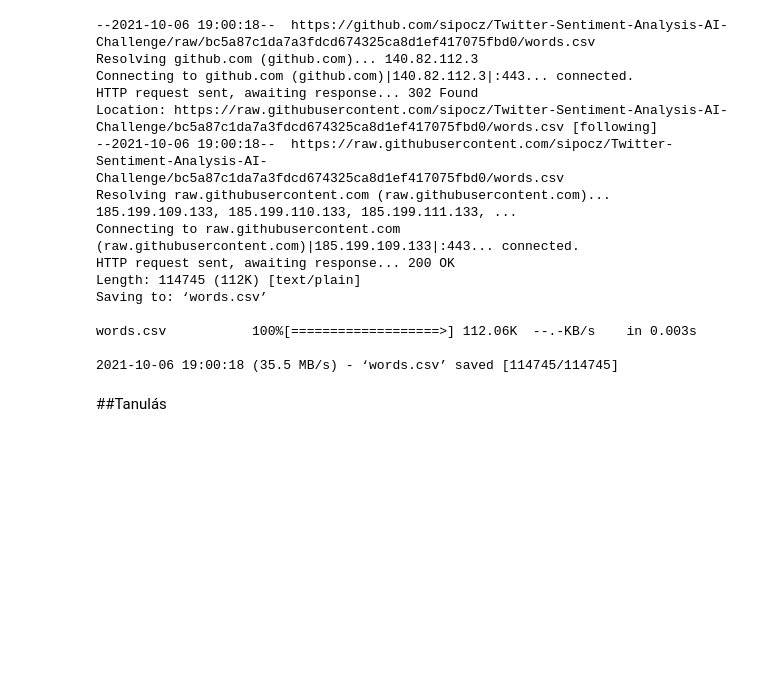
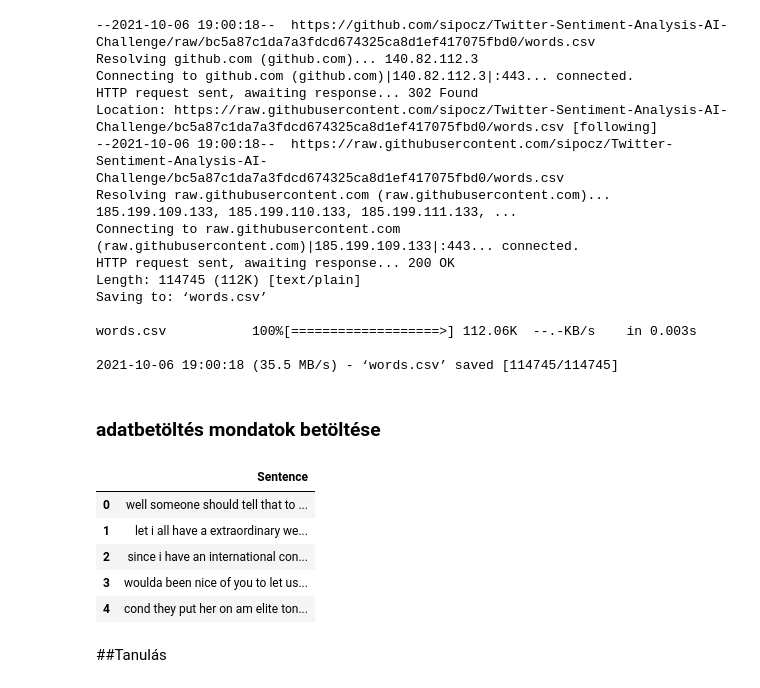
Before and after one commit to sipocz/Twitter-Sentiment-Analysis-AI-Challenge, a Jupyter notebook: Sentiment_Net.ipynb, the cells around one changed output. Saved outputs shown, nothing was run; the diff lists cells and outputs as text; code cells hidden in the pictures; blank space fills up the shorter version.

```diff
--- a/Sentiment_Net.ipynb
+++ b/Sentiment_Net.ipynb
@@ -178,3 +178,5 @@ words.head()
 words_list=list(words["Words"])
 # %%
 word_dict={v:i+1 for i,v in enumerate(words_list)}
+# %% [markdown]
+### adatbetöltés mondatok betöltése
@@ -180,0 +185,9 @@ word_dict={v:i+1 for i,v in enumerate(words_list)}
+# %%
+sentences.head()
+# %% [output]
+|  | Sentence |
+| 0 | well someone should tell that to ... |
+| 1 | let i all have a extraordinary we... |
+| 2 | since i have an international con... |
+| 3 | woulda been nice of you to let us... |
+| 4 | cond they put her on am elite ton... |
```
Also changed, not shown: parts of 21 cells of this notebook.
